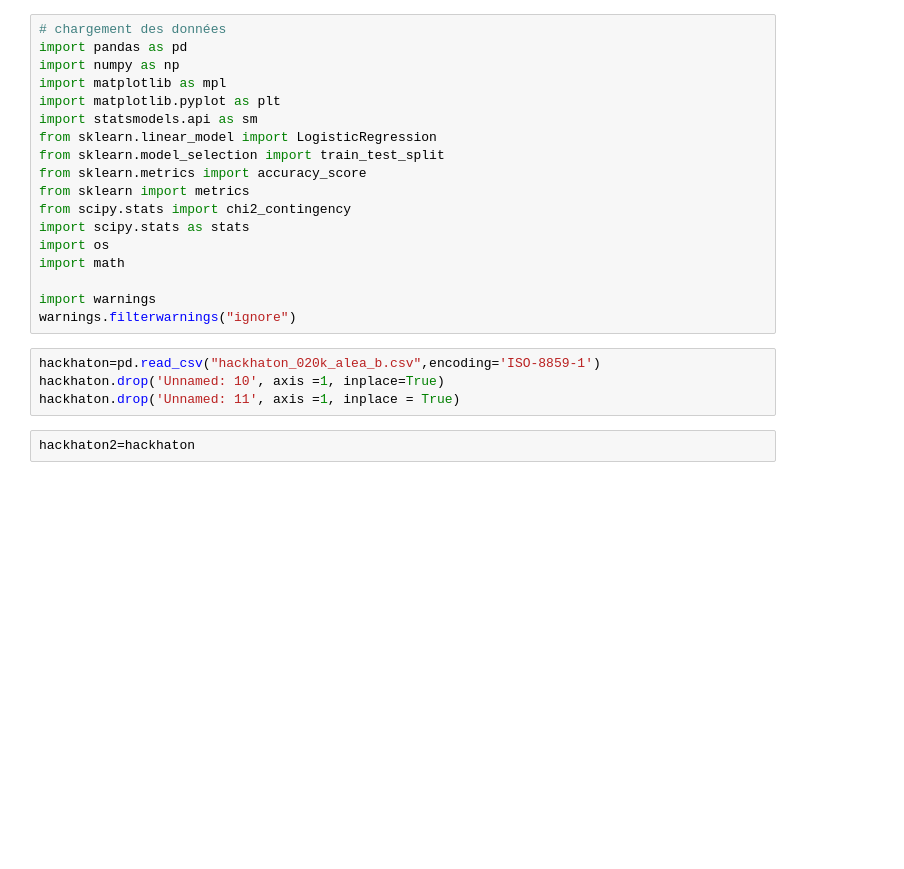
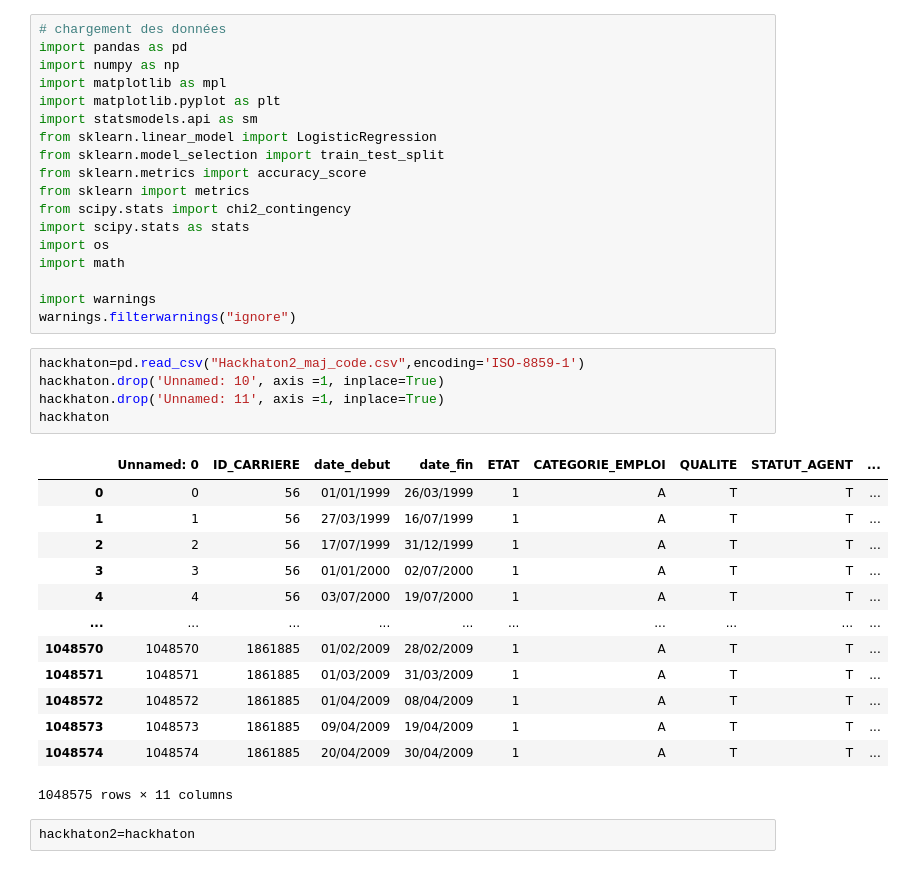
Before and after one commit to PaulGuiraud/BigData, a Jupyter notebook: Propre.ipynb, the cells around one changed output. Drawn from its saved outputs; the diff is of its cells as text; blank space fills up the shorter version.

```diff
--- a/Propre.ipynb
+++ b/Propre.ipynb
@@ -17,9 +17,24 @@ import math
 import warnings
 warnings.filterwarnings("ignore")
 # %%
-hackhaton=pd.read_csv("hackhaton_020k_alea_b.csv",encoding='ISO-8859-1')
+hackhaton=pd.read_csv("Hackhaton2_maj_code.csv",encoding='ISO-8859-1')
 hackhaton.drop('Unnamed: 10', axis =1, inplace=True)
-hackhaton.drop('Unnamed: 11', axis =1, inplace = True)
+hackhaton.drop('Unnamed: 11', axis =1, inplace=True)
+hackhaton
+# %% [output]
+|  | Unnamed: 0 | ID_CARRIERE | date_debut | date_fin | ETAT | CATEGORIE_EMPLOI | QUALITE | STATUT_AGENT | ... |
+| 0 | 0 | 56 | 01/01/1999 | 26/03/1999 | 1 | A | T | T | ... |
+| 1 | 1 | 56 | 27/03/1999 | 16/07/1999 | 1 | A | T | T | ... |
+| 2 | 2 | 56 | 17/07/1999 | 31/12/1999 | 1 | A | T | T | ... |
+| 3 | 3 | 56 | 01/01/2000 | 02/07/2000 | 1 | A | T | T | ... |
+| 4 | 4 | 56 | 03/07/2000 | 19/07/2000 | 1 | A | T | T | ... |
+| ... | ... | ... | ... | ... | ... | ... | ... | ... | ... |
+| 1048570 | 1048570 | 1861885 | 01/02/2009 | 28/02/2009 | 1 | A | T | T | ... |
+| 1048571 | 1048571 | 1861885 | 01/03/2009 | 31/03/2009 | 1 | A | T | T | ... |
+| 1048572 | 1048572 | 1861885 | 01/04/2009 | 08/04/2009 | 1 | A | T | T | ... |
+| 1048573 | 1048573 | 1861885 | 09/04/2009 | 19/04/2009 | 1 | A | T | T | ... |
+| 1048574 | 1048574 | 1861885 | 20/04/2009 | 30/04/2009 | 1 | A | T | T | ... |
+1048575 rows × 11 columns
 # %%
 hackhaton2=hackhaton
 # %% [markdown]
```
Also changed, not shown: parts of 9 cells of this notebook, 6 other files.
